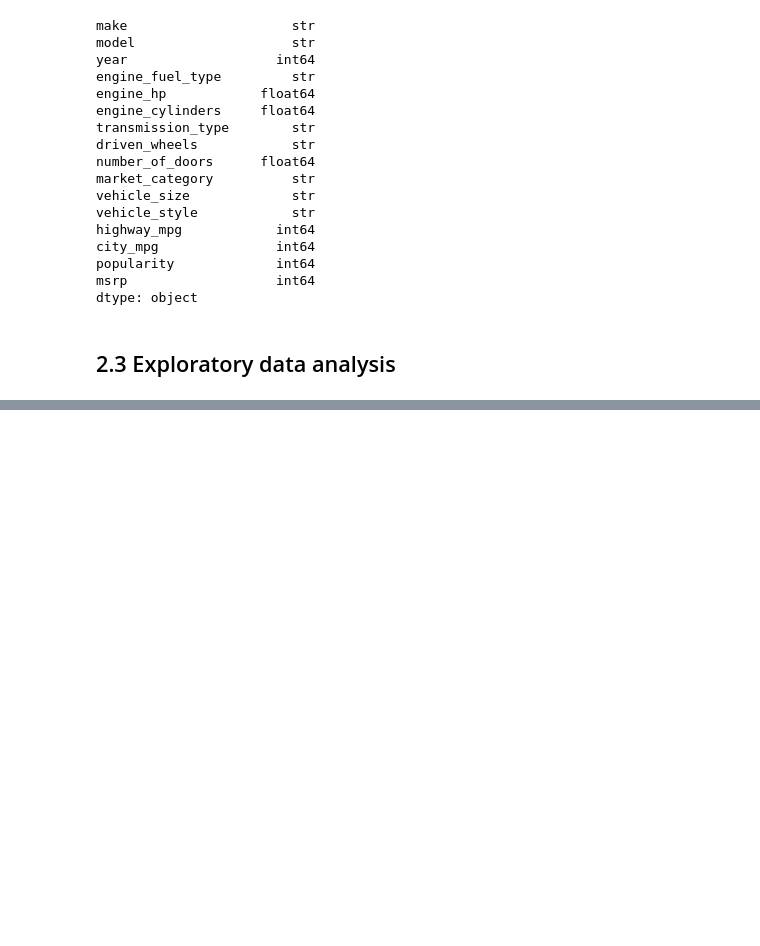
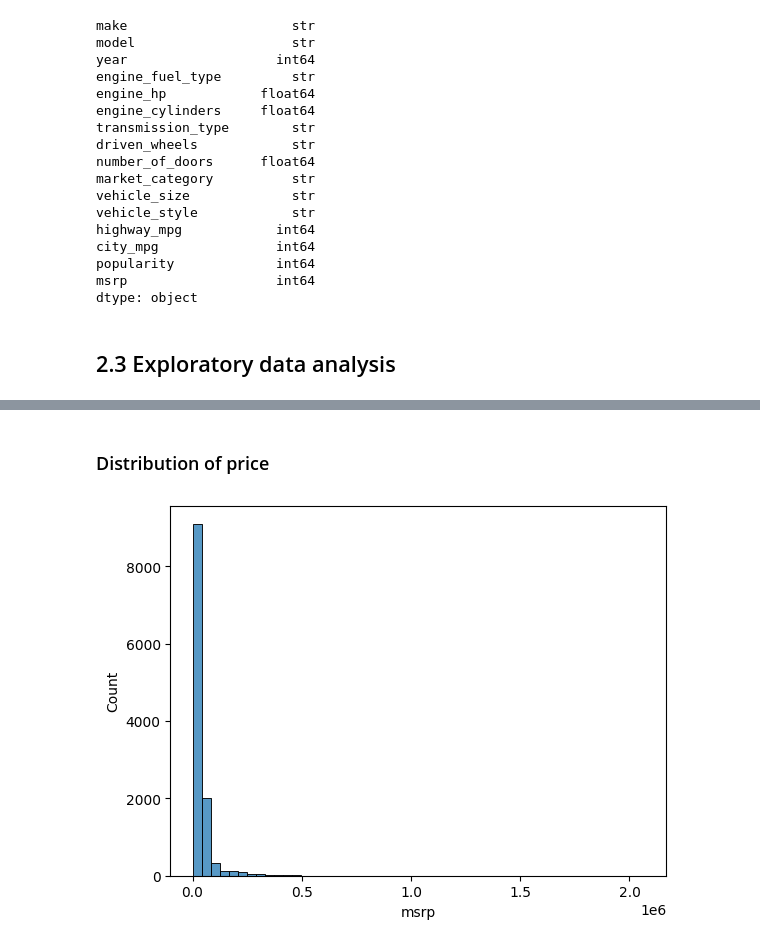
Before and after one commit to jbjezanc/machine-learning, a Jupyter notebook: 02-predicting-car-prices/02-price-prediction.ipynb, the cells around one changed output, grey strips where cells are left out. Drawn from its saved outputs; the diff is of its cells as text; code cells hidden in the pictures; blank space fills up the shorter version.

```diff
--- a/02-predicting-car-prices/02-price-prediction.ipynb
+++ b/02-predicting-car-prices/02-price-prediction.ipynb
@@ -139,0 +203,2 @@ dtype: object
+# %% [markdown]
+### Distribution of price
@@ -139,0 +210,4 @@ dtype: object
+# %%
+sns.histplot(df.msrp, bins=50);
+# %% [output]
+[figure, added]
```
Also changed, not shown: parts of 20 cells of this notebook.
